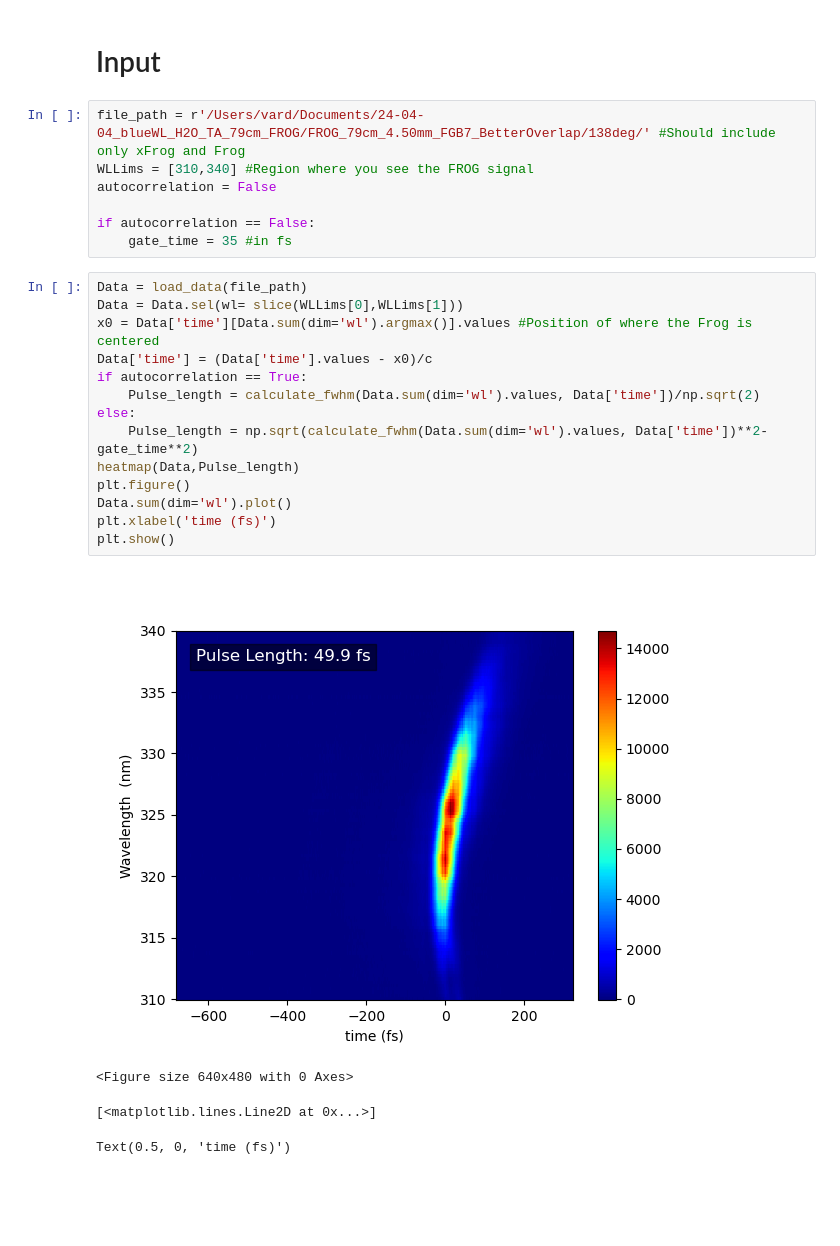
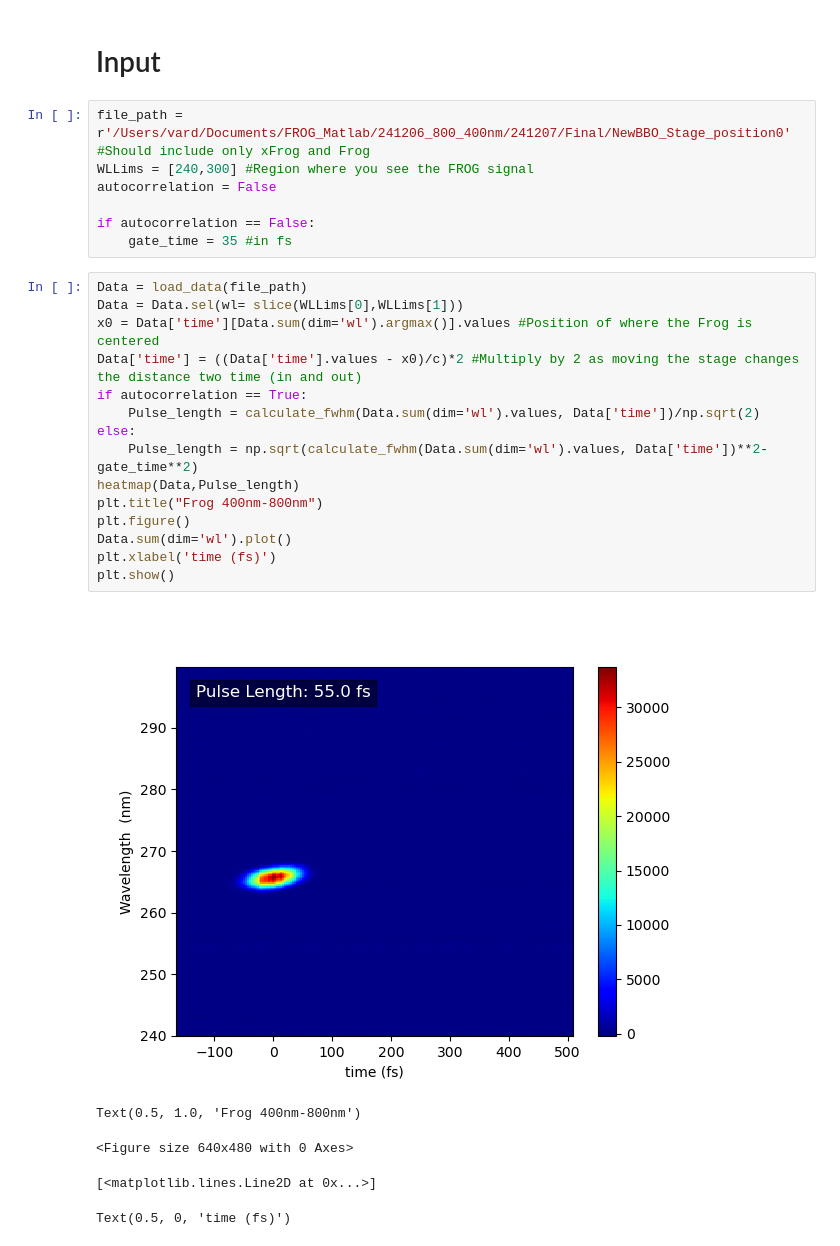
Before and after one commit to SchlauCohenLab/Arthur-s-code-, a Jupyter notebook: Data_Analysis/Frog_Analysis.ipynb, the cells around one changed output. Saved outputs shown, nothing was run; the diff lists cells and outputs as text; blank space fills up the shorter version.

Commit message:
FROG

```diff
--- a/Data_Analysis/Frog_Analysis.ipynb
+++ b/Data_Analysis/Frog_Analysis.ipynb
@@ -78,8 +78,8 @@ c = c*10**(-15) #mm/fs
 # %% [markdown]
 # Input
 # %%
-file_path = r'/Users/vard/Documents/24-04-04_blueWL_H2O_TA_79cm_FROG/FROG_79cm_4.50mm_FGB7_BetterOverlap/138deg/' #Should include only xFrog and Frog
-WLLims = [310,340] #Region where you see the FROG signal
+file_path = r'/Users/vard/Documents/FROG_Matlab/241206_800_400nm/241207/Final/NewBBO_Stage_position0' #Should include only xFrog and Frog
+WLLims = [240,300] #Region where you see the FROG signal
 autocorrelation = False
 
 if autocorrelation == False:
@@ -87,19 +87,21 @@ if autocorrelation == False:
 # %%
 Data = load_data(file_path)
 Data = Data.sel(wl= slice(WLLims[0],WLLims[1]))
 x0 = Data['time'][Data.sum(dim='wl').argmax()].values #Position of where the Frog is centered
-Data['time'] = (Data['time'].values - x0)/c
+Data['time'] = ((Data['time'].values - x0)/c)*2 #Multiply by 2 as moving the stage changes the distance two time (in and out)
 if autocorrelation == True:
     Pulse_length = calculate_fwhm(Data.sum(dim='wl').values, Data['time'])/np.sqrt(2)
 else:
     Pulse_length = np.sqrt(calculate_fwhm(Data.sum(dim='wl').values, Data['time'])**2-gate_time**2)
 heatmap(Data,Pulse_length)
+plt.title("Frog 400nm-800nm")
 plt.figure()
 Data.sum(dim='wl').plot()
 plt.xlabel('time (fs)')
 plt.show()
 # %% [output]
-[figure, old version]
+[figure, new version]
-<Figure size 640x480 with 0 Axes>
+Text(0.5, 1.0, 'Frog 400nm-800nm')
-[<matplotlib.lines.Line2D at 0x...>]
+<Figure size 640x480 with 0 Axes>
-Text(0.5, 0, 'time (fs)')
+[<matplotlib.lines.Line2D at 0x...>]
+Text(0.5, 0, 'time (fs)')
```
Also changed, not shown: parts of 2 cells of this notebook.
